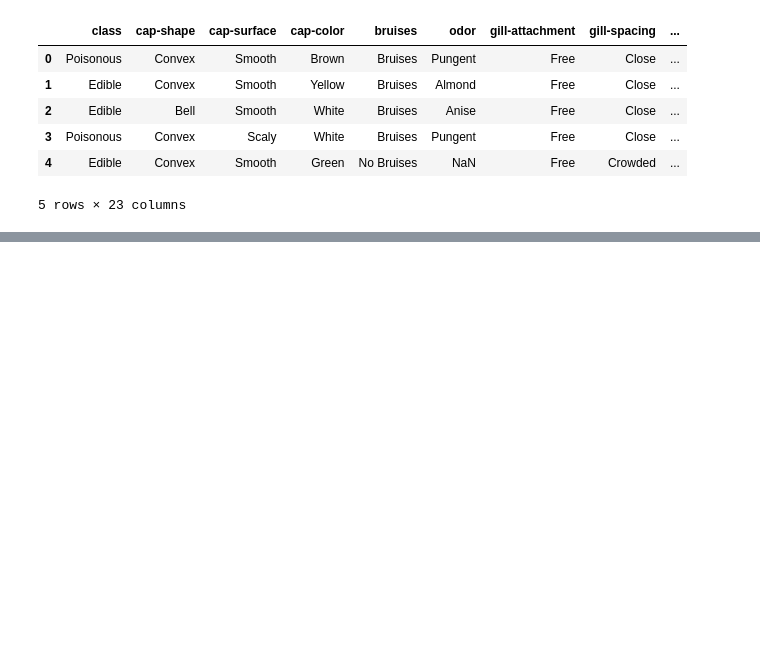
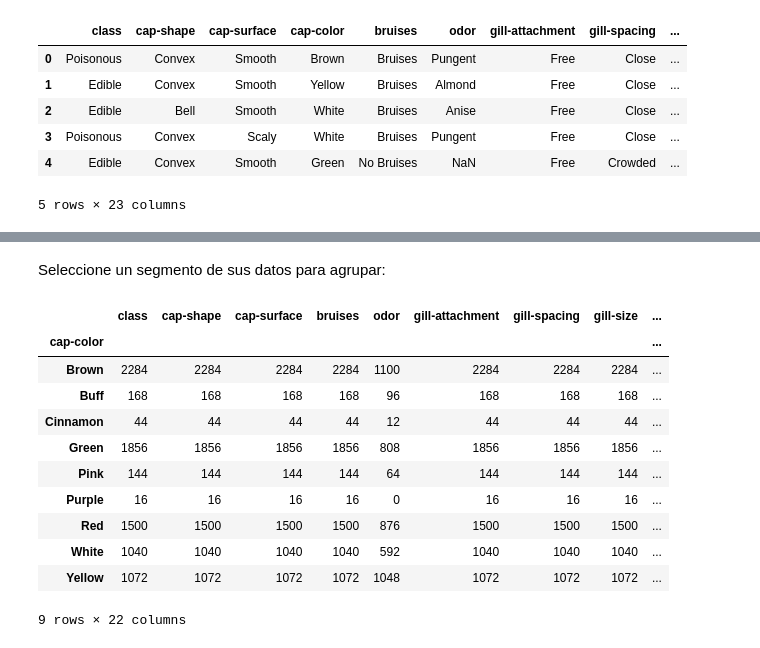
Before and after one commit to Yoel-Gasca/Data-Science-Lessons, a Jupyter notebook: 3-Visualizacion-de-Datos/11-Proporciones/notebook.ipynb, the cells around one changed output, grey strips where cells are left out. Cells and saved outputs as stored; diff of their text form; code cells hidden in the pictures; blank space fills up the shorter version.

```diff
--- a/3-Visualizacion-de-Datos/11-Proporciones/notebook.ipynb
+++ b/3-Visualizacion-de-Datos/11-Proporciones/notebook.ipynb
@@ -21,0 +125,18 @@ mushrooms.head()
+# %% [markdown]
+Seleccione un segmento de sus datos para agrupar:
+# %%
+capcolor=mushrooms.groupby(['cap-color']).count()
+capcolor
+# %% [output]
+|  | class | cap-shape | cap-surface | bruises | odor | gill-attachment | gill-spacing | gill-size | ... |
+| cap-color |  |  |  |  |  |  |  |  | ... |
+| Brown | 2284 | 2284 | 2284 | 2284 | 1100 | 2284 | 2284 | 2284 | ... |
+| Buff | 168 | 168 | 168 | 168 | 96 | 168 | 168 | 168 | ... |
+| Cinnamon | 44 | 44 | 44 | 44 | 12 | 44 | 44 | 44 | ... |
+| Green | 1856 | 1856 | 1856 | 1856 | 808 | 1856 | 1856 | 1856 | ... |
+| Pink | 144 | 144 | 144 | 144 | 64 | 144 | 144 | 144 | ... |
+| Purple | 16 | 16 | 16 | 16 | 0 | 16 | 16 | 16 | ... |
+| Red | 1500 | 1500 | 1500 | 1500 | 876 | 1500 | 1500 | 1500 | ... |
+| White | 1040 | 1040 | 1040 | 1040 | 592 | 1040 | 1040 | 1040 | ... |
+| Yellow | 1072 | 1072 | 1072 | 1072 | 1048 | 1072 | 1072 | 1072 | ... |
+9 rows × 22 columns
```
Also changed, not shown: parts of 19 cells of this notebook, 1 other file.
